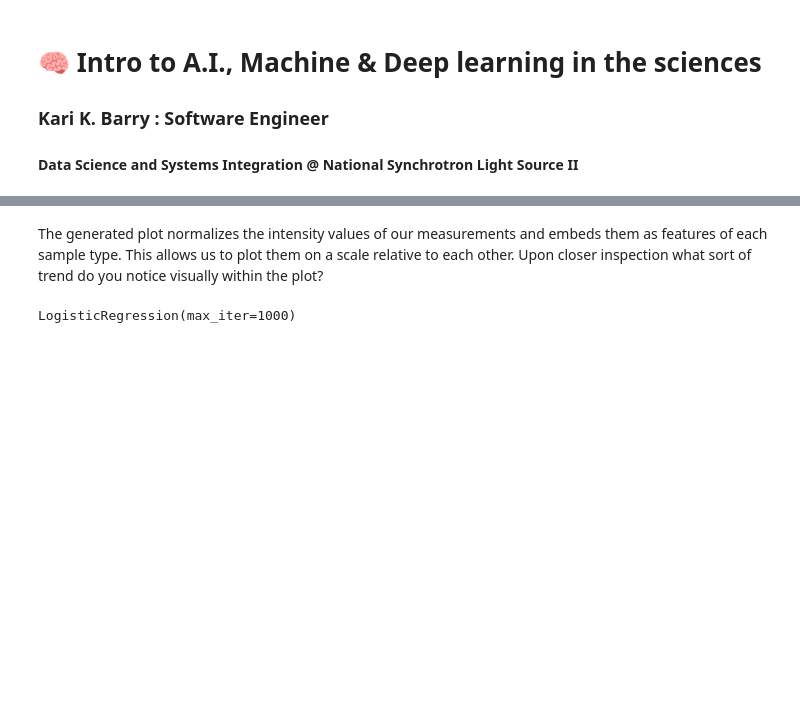
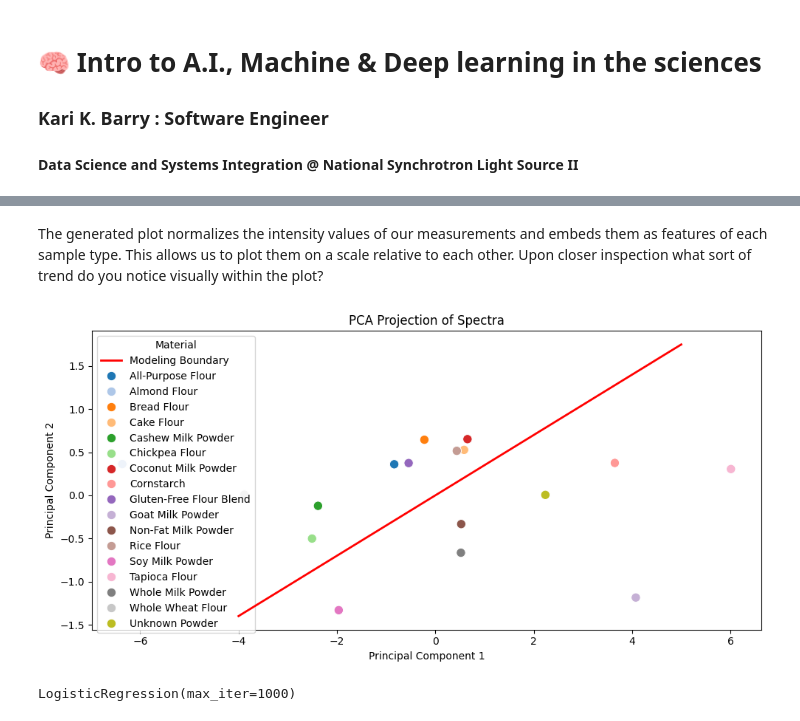
Before and after one commit to Kezzsim/high-school-ml-2025, a Jupyter notebook: notebook2.ipynb, the cells around one changed output, grey strips where cells are left out. Cells and saved outputs as stored; diff of their text form; code cells hidden in the pictures; blank space fills up the shorter version.

```diff
--- a/notebook2.ipynb
+++ b/notebook2.ipynb
@@ -115,5 +112,24 @@ plt.show()
-# %% [markdown]
-The generated plot normalizes the intensity values of our measurements and embeds them as features of each sample type. This allows us to plot them on a scale relative to each other. Upon closer inspection what sort of trend do you notice visually within the plot?
+# %% [markdown]
+The generated plot normalizes the intensity values of our measurements and embeds them as features of each sample type. This allows us to plot them on a scale relative to each other. Upon closer inspection what sort of trend do you notice visually within the plot?
+# %%
+plt.figure(figsize=(10, 5))
+# Draw a red shape to reveal what kind of modeling would be best fit
+x_min, x_max = plt.xlim()
+y_mean = X_pca[:, 1].mean()
+slope = 0.35
+x_vals = np.array([x_min + 5 , x_max - 5])
+y_vals = y_mean + slope * (x_vals - x_min)
+line, = plt.plot(x_vals, y_vals, 'r-', linewidth=2, label='Modeling Boundary', zorder=10)
+palette = sns.color_palette("tab20", n_colors=17)
+sns.scatterplot(x=X_pca[:, 0], y=X_pca[:, 1], hue=labels, palette=palette, s=80, zorder=0)
+plt.title("PCA Projection of Spectra")
+plt.xlabel("Principal Component 1")
+plt.ylabel("Principal Component 2")
+plt.legend(title="Material", loc="best")
+plt.tight_layout()
+plt.show()
+# %% [output]
+[figure, added]
 # %%
 # Step 5: Fit a Logistic Regression Model (linear classifier) which we can use to make predictions
 model = LogisticRegression(max_iter=1000)
```
Also changed, not shown: parts of 13 cells of this notebook, 16 other files.
